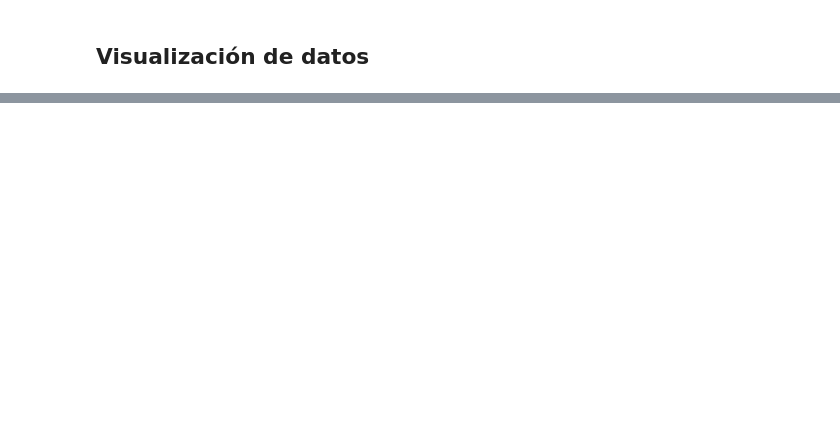
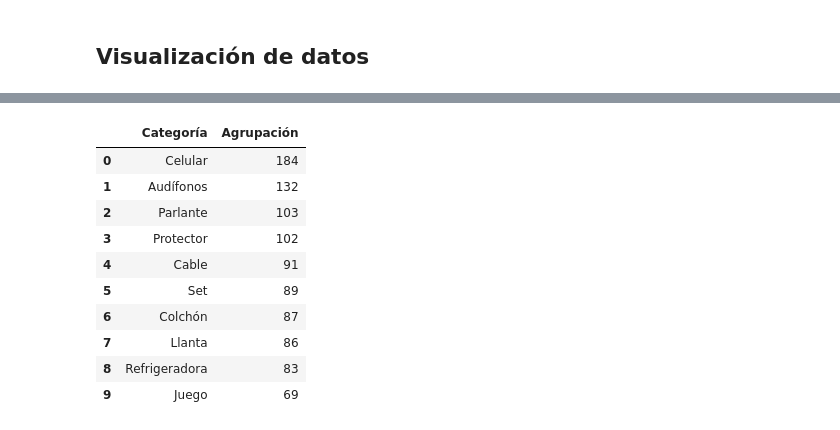
Before and after one commit to calerovillalobos10/WebScraping_Python, a Jupyter notebook: Lab1_PF3347.ipynb, the cells around one changed output, grey strips where cells are left out. Cells and saved outputs as stored; diff of their text form; code cells hidden in the pictures; blank space fills up the shorter version.

```diff
--- a/Lab1_PF3347.ipynb
+++ b/Lab1_PF3347.ipynb
@@ -80,5 +98 @@ Se inicializan y definen las variables a utilizar. En donde la variable *page_nu
-# %%
-page_number = 1 # Número de página inicial
-max_pages = 130  # Establece un límite máximo para evitar bucles infinitos
-all_data = [] # Lista para almacenar todos los datos recolectados
 # %% [markdown]
@@ -239,0 +301,30 @@ print(df)
+# %%
+# Ejemplo de agrupación: Agrupación de productos por categoría
+# Agrupar y contar productos por categoría
+# reset_index() = Restablecer el índice para que las categorías sean una columna
+
+# El top de los datos que se mostraran en el gráfico
+top = 10
+
+# Agrupación por categorías
+mdf1 = mdf.groupby(["Categoría"])[["Producto"]].count()
+
+#Obtener el top 5 de las categorias con mayores productos
+mdf1_filtered = mdf1.sort_values('Producto',ascending=False).head(top).reset_index()
+
+#Renombrar la columna con la cantidad de datos agrupados
+mdf1_filtered = mdf1_filtered.rename(columns={"Producto":"Agrupación"})
+
+mdf1_filtered
+# %% [output]
+|  | Categoría | Agrupación |
+| 0 | Celular | 184 |
+| 1 | Audífonos | 132 |
+| 2 | Parlante | 103 |
+| 3 | Protector | 102 |
+| 4 | Cable | 91 |
+| 5 | Set | 89 |
+| 6 | Colchón | 87 |
+| 7 | Llanta | 86 |
+| 8 | Refrigeradora | 83 |
+| 9 | Juego | 69 |
```
Also changed, not shown: parts of 23 cells of this notebook.
